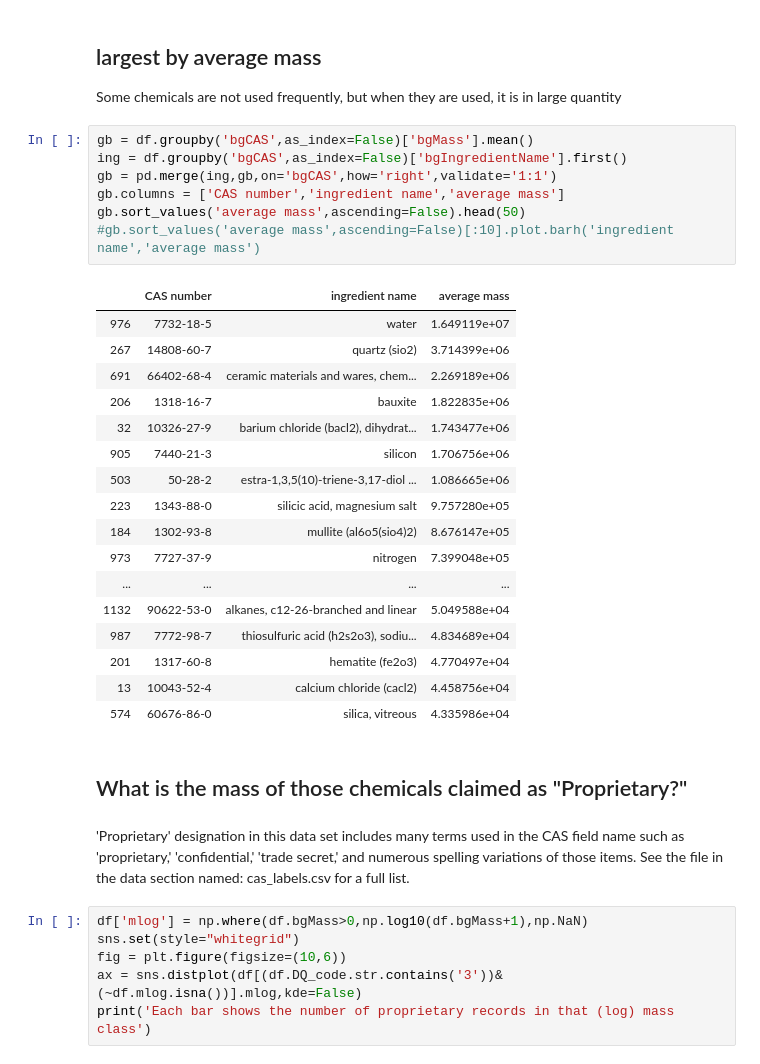
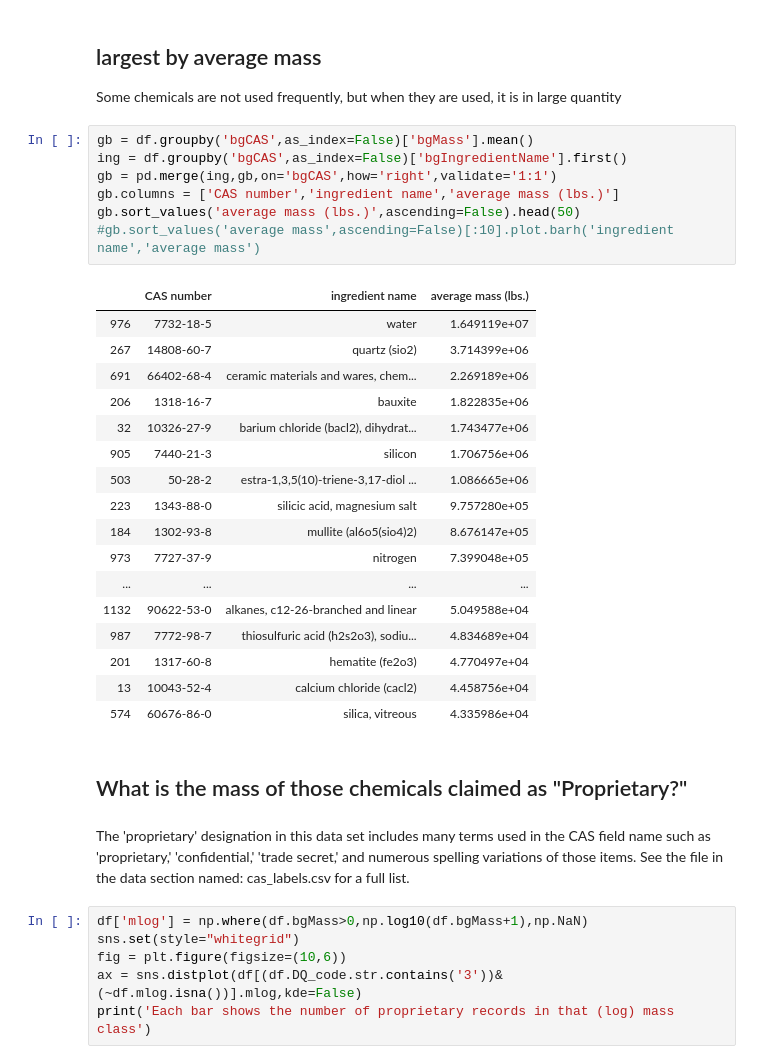
Before and after one commit to gwallison/FF-POC, a Jupyter notebook: Summary_of_cleaned_FF_data.ipynb, the cells around one changed output. Saved outputs shown, nothing was run; the diff lists cells and outputs as text.

```diff
--- a/Summary_of_cleaned_FF_data.ipynb
+++ b/Summary_of_cleaned_FF_data.ipynb
@@ -150,12 +149,12 @@ Some chemicals are not used frequently, but when they are used, it is in large q
 # %%
 gb = df.groupby('bgCAS',as_index=False)['bgMass'].mean()
 ing = df.groupby('bgCAS',as_index=False)['bgIngredientName'].first()
 gb = pd.merge(ing,gb,on='bgCAS',how='right',validate='1:1')
-gb.columns = ['CAS number','ingredient name','average mass']
-gb.sort_values('average mass',ascending=False).head(50)
+gb.columns = ['CAS number','ingredient name','average mass (lbs.)']
+gb.sort_values('average mass (lbs.)',ascending=False).head(50)
 #gb.sort_values('average mass',ascending=False)[:10].plot.barh('ingredient name','average mass')
 # %% [output]
-|  | CAS number | ingredient name | average mass |
+|  | CAS number | ingredient name | average mass (lbs.) |
 | 976 | 7732-18-5 | water | 1.649119e+07 |
 | 267 | 14808-60-7 | quartz (sio2) | 3.714399e+06 |
 | 691 | 66402-68-4 | ceramic materials and wares, chem... | 2.269189e+06 |
@@ -175,7 +174,7 @@ gb.sort_values('average mass',ascending=False).head(50)
 # %% [markdown]
 ## What is the mass of those chemicals claimed as "Proprietary?"
 # %% [markdown]
-'Proprietary' designation in this data set includes many terms used in the CAS field name such as 'proprietary,' 'confidential,' 'trade secret,' and numerous spelling variations of those items.  See the file in the data section named: cas_labels.csv for a full list.
+The 'proprietary' designation in this data set includes many terms used in the CAS field name such as 'proprietary,' 'confidential,' 'trade secret,' and numerous spelling variations of those items.  See the file in the data section named: cas_labels.csv for a full list.
 # %%
 df['mlog'] = np.where(df.bgMass>0,np.log10(df.bgMass+1),np.NaN)
 sns.set(style="whitegrid")
```
Also changed, not shown: parts of 10 cells of this notebook, 1 other file.
